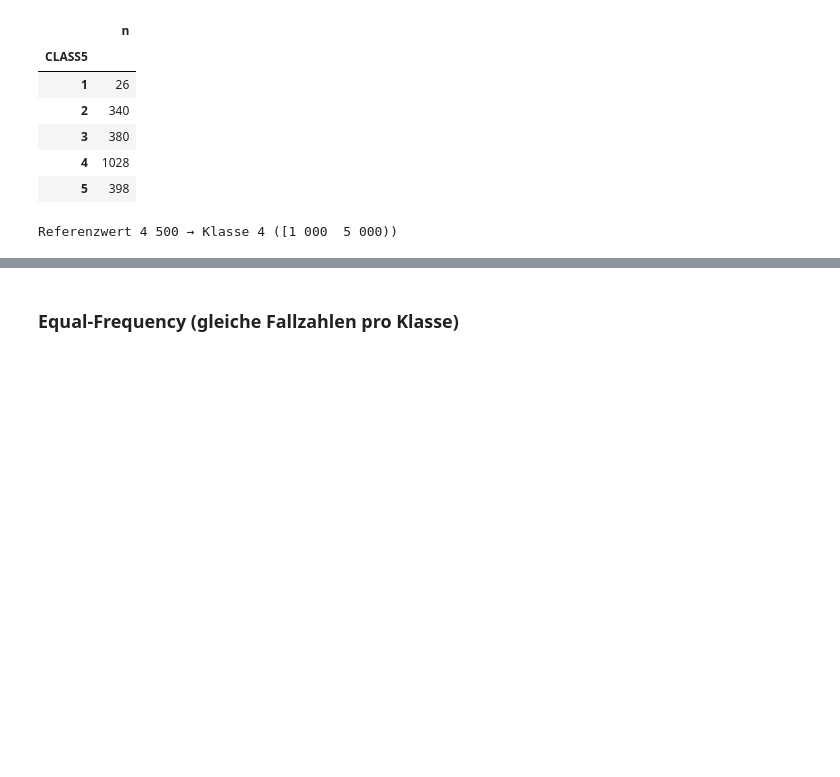
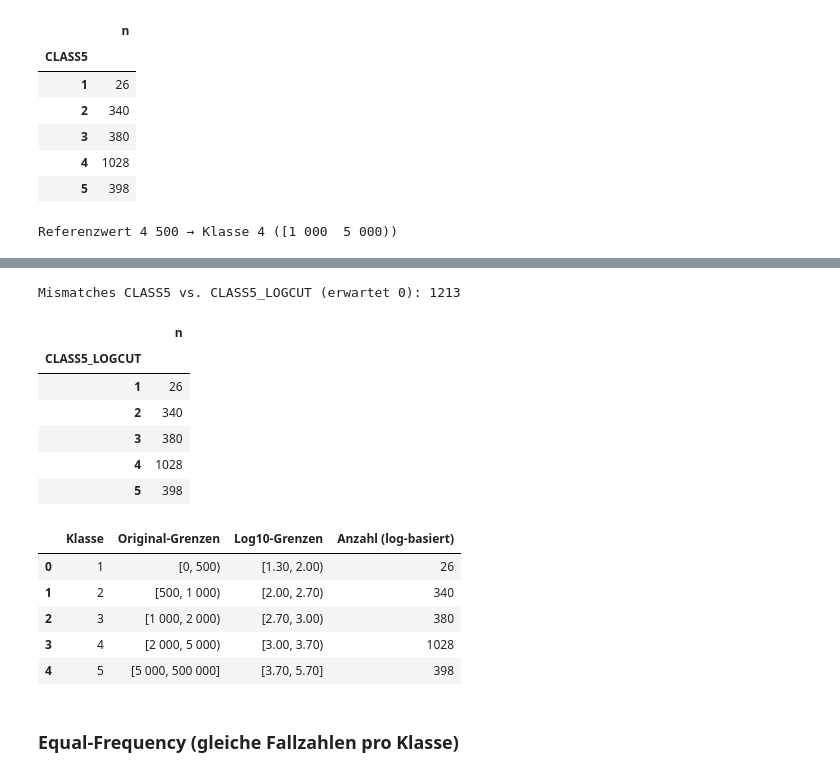
Before and after one commit to Carlomk1/Regionalportr-ts2021, a Jupyter notebook: explorative-analysis.ipynb, the cells around one changed output, grey strips where cells are left out. Saved outputs shown, nothing was run; the diff lists cells and outputs as text; code cells hidden in the pictures; blank space fills up the shorter version.

```diff
--- a/explorative-analysis.ipynb
+++ b/explorative-analysis.ipynb
@@ -430,3 +492,78 @@ Referenzwert 4 500 → Klasse 4 ([1 000  5 000))
+# %%
+# --- Log10-Skala der bestehenden Klassen ausgeben + Häufigkeiten auf Log-Schnitt ---
+import numpy as np
+import pandas as pd
+
+# 1) Log-Grenzen aus den (bereits gerundeten) Original-Grenzen ableiten
+log_edges = np.log10(np.array(edges_sorted, dtype=float))
+
+# 2) Log-Labels bauen
+log_labels = [
+    (f"[{log_edges[i]:.2f}, {log_edges[i+1]:.2f})" if i < len(log_edges)-2
+     else f"[{log_edges[i]:.2f}, {log_edges[i+1]:.2f}]")
+    for i in range(len(log_edges)-1)
+]
+
+# 3) Werte log10-transformieren (nur >0 sind definiert)
+vals_log = np.log10(df_01_01["VALUE_num"])
+vals_log = vals_log.replace([np.inf, -np.inf], np.nan)
+
+# 4) Klassen auf LOG-Skala schneiden (Grenzen = log_edges)
+df_01_01["CLASS5_LOGCUT"] = pd.cut(
+    vals_log,
+    bins=log_edges,
+    include_lowest=True,
+    right=True,
+    labels=[1,2,3,4,5]
+).astype("Int64")
+
+# 5) Kontrolle: sollten identisch zur bisherigen CLASS5 sein (bis auf evtl. NaNs bei <=0)
+if "CLASS5" in df_01_01.columns:
+    mask = df_01_01["CLASS5"].notna() & df_01_01["CLASS5_LOGCUT"].notna()
+    mismatches = (df_01_01.loc[mask, "CLASS5"] != df_01_01.loc[mask, "CLASS5_LOGCUT"]).sum()
+    print(f"Mismatches CLASS5 vs. CLASS5_LOGCUT (erwartet 0): {mismatches}")
+
+# 6) Häufigkeiten je Klasse (log-basiert geschnitten)
+freq_log = (
+    df_01_01["CLASS5_LOGCUT"]
+      .value_counts(dropna=False)
+      .sort_index()
+      .rename("n")
+      .to_frame()
+)
+display(freq_log)
+
+# 7) Übersichtstabelle: Original- & Log-Grenzen + Häufigkeiten
+summary_rows = []
+for i in range(5):
+    summary_rows.append({
+        "Klasse": i+1,
+        "Original-Grenzen": labels[i],            # von dir oben gebaut
+        "Log10-Grenzen": log_labels[i],
+        "Anzahl (log-basiert)": int(freq_log.loc[i+1, "n"]) if (i+1) in freq_log.index else 0
+    })
+summary_log = pd.DataFrame(summary_rows)
+display(summary_log)
+
+# Optional: Wie viele Werte ≤ 0 (nicht log-fähig)?
+n_nonpos = df_01_01["VALUE_num"].le(0).sum()
+if n_nonpos > 0:
+    print(f"Hinweis: {n_nonpos} Werte ≤ 0 sind in der Log-Klassierung nicht enthalten.")
+# %% [output]
+Mismatches CLASS5 vs. CLASS5_LOGCUT (erwartet 0): 1213
+|  | n |
+| CLASS5_LOGCUT |  |
+| 1 | 26 |
+| 2 | 340 |
+| 3 | 380 |
+| 4 | 1028 |
+| 5 | 398 |
+|  | Klasse | Original-Grenzen | Log10-Grenzen | Anzahl (log-basiert) |
+| 0 | 1 | [0, 500) | [1.30, 2.00) | 26 |
+| 1 | 2 | [500, 1 000) | [2.00, 2.70) | 340 |
+| 2 | 3 | [1 000, 2 000) | [2.70, 3.00) | 380 |
+| 3 | 4 | [2 000, 5 000) | [3.00, 3.70) | 1028 |
+| 4 | 5 | [5 000, 500 000] | [3.70, 5.70] | 398 |
 # %% [markdown]
 ### Equal-Frequency (gleiche Fallzahlen pro Klasse)
 # %%
```
Also changed, not shown: parts of 2 cells of this notebook.
